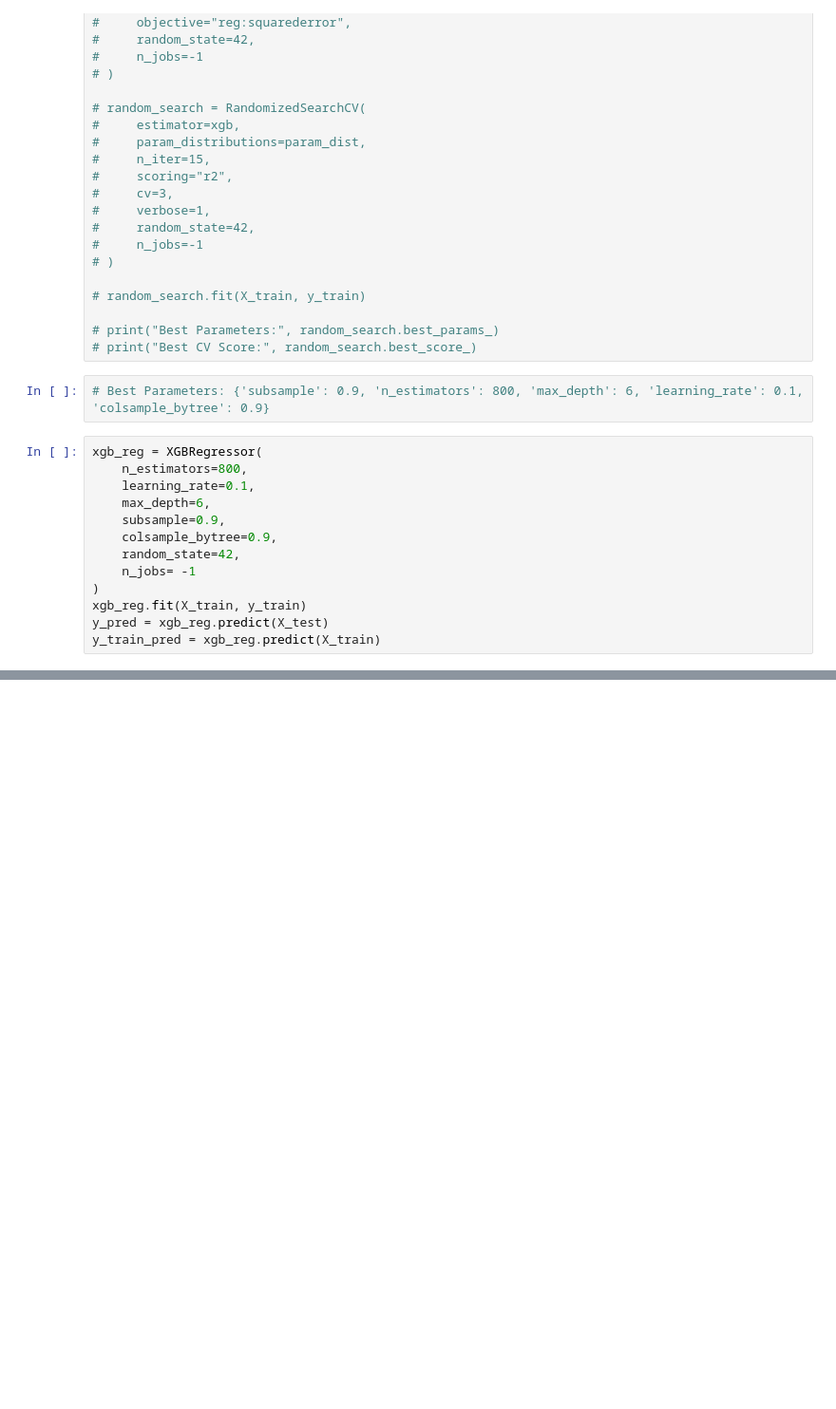
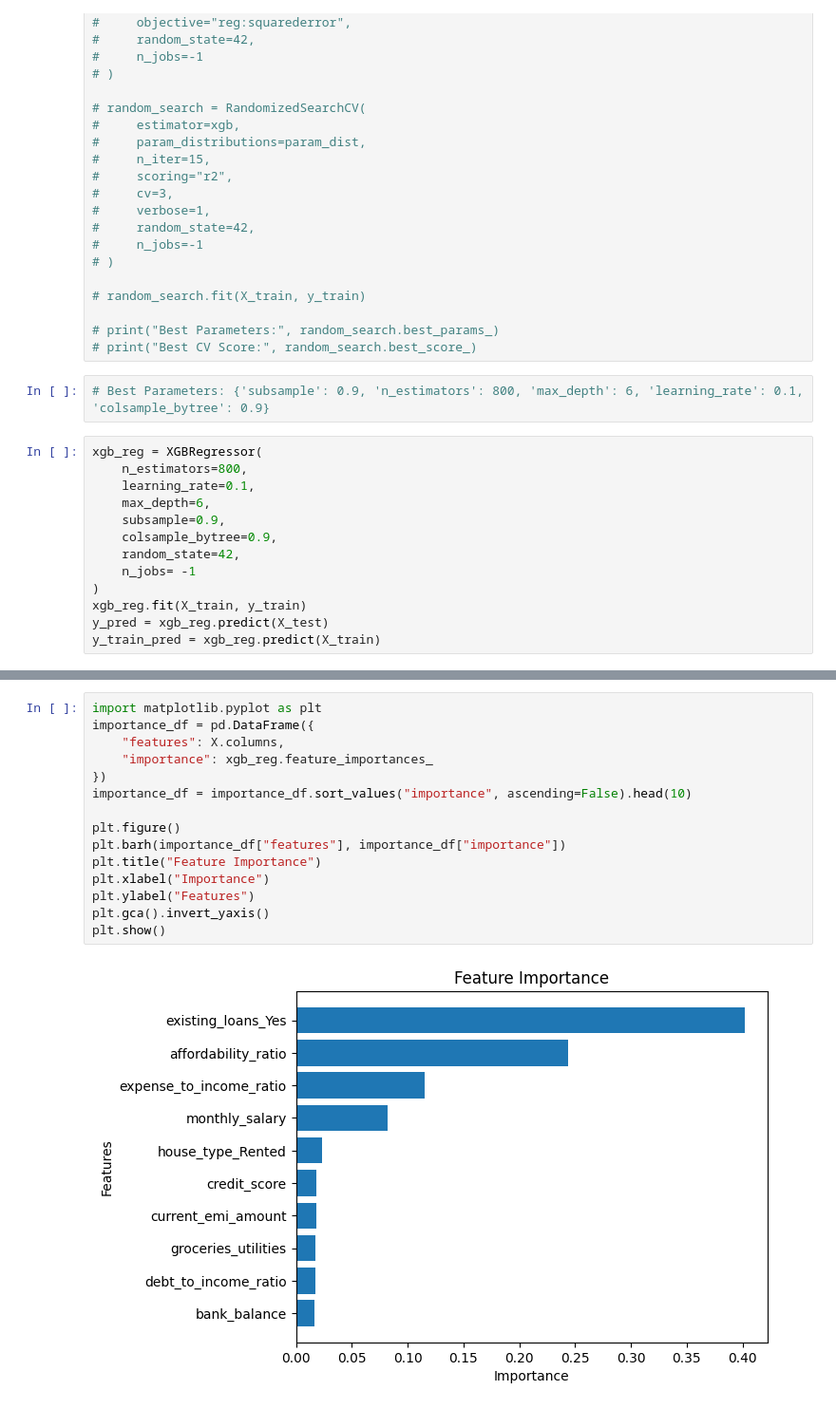
Before and after one commit to Keerthick2309/EMIPredict-AI-Project, a Jupyter notebook: notebooks/regression/XGB_reg.ipynb, the cells around one changed output, grey strips where cells are left out. Shown at 95% size. Cells and saved outputs as stored; diff of their text form; blank space fills up the shorter version.

```diff
--- a/notebooks/regression/XGB_reg.ipynb
+++ b/notebooks/regression/XGB_reg.ipynb
@@ -100,0 +122,17 @@ R2 Score: 0.9920494107739278
+# %%
+import matplotlib.pyplot as plt
+importance_df = pd.DataFrame({
+    "features": X.columns,
+    "importance": xgb_reg.feature_importances_
+})
+importance_df = importance_df.sort_values("importance", ascending=False).head(10)
+
+plt.figure()
+plt.barh(importance_df["features"], importance_df["importance"])
+plt.title("Feature Importance")
+plt.xlabel("Importance")
+plt.ylabel("Features")
+plt.gca().invert_yaxis()
+plt.show()
+# %% [output]
+[figure, added]
```
Also changed, not shown: parts of 6 cells of this notebook, 12 other files.
